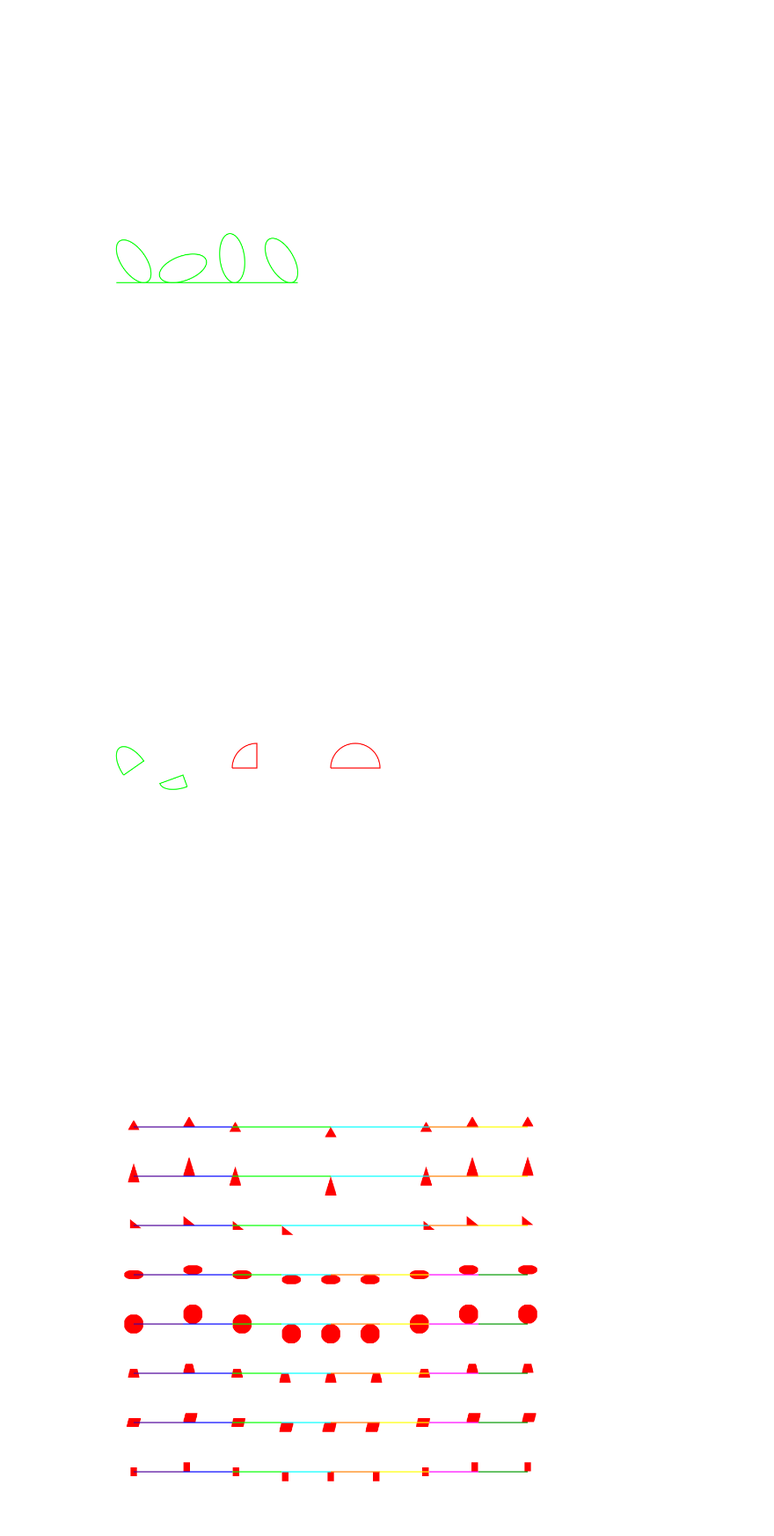
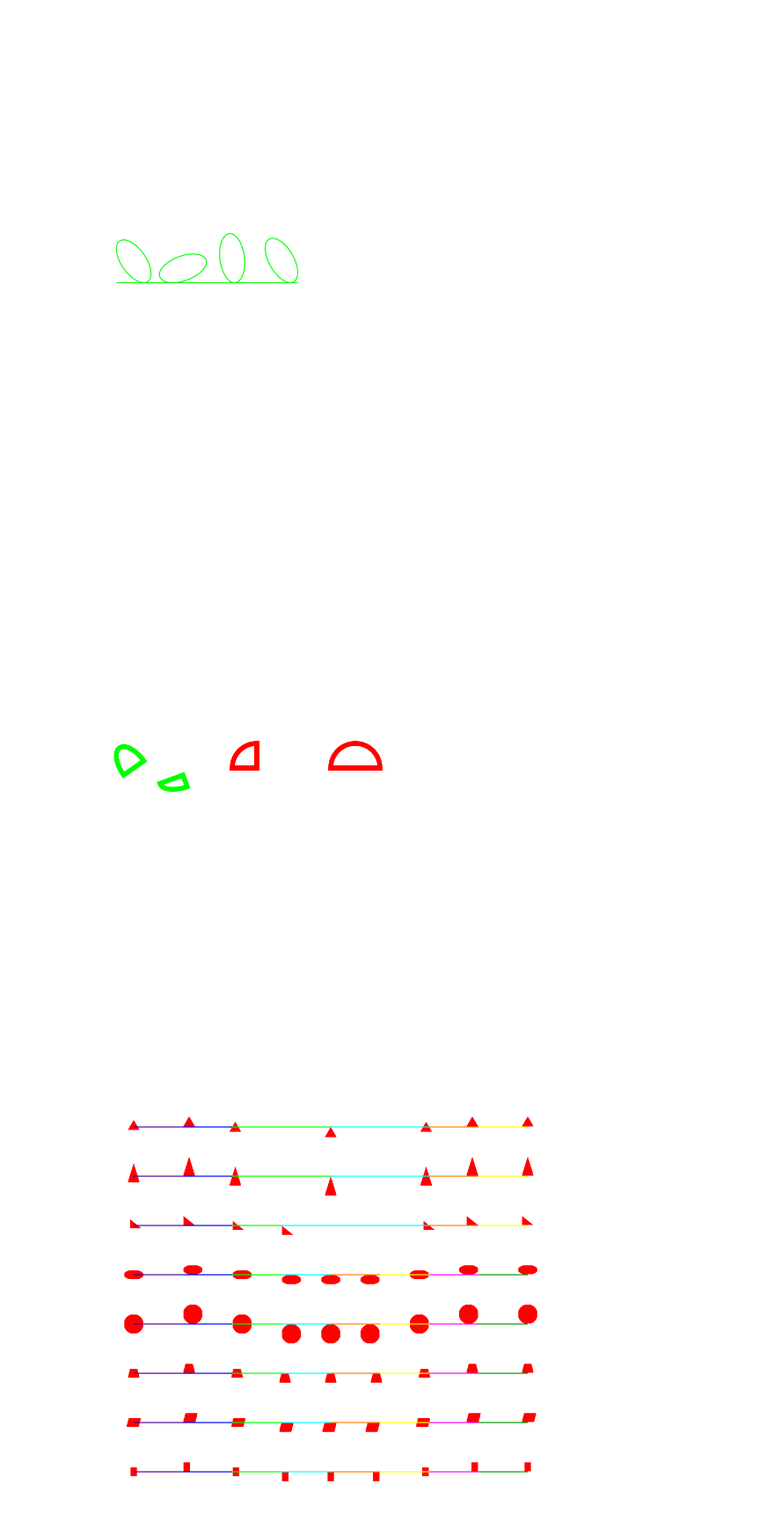
Before and after one commit to jon21o/Drawing, a Jupyter notebook: test_shapes1.ipynb, the cells around one changed output. Shown at 88% size. Drawn from its saved outputs; the diff is of its cells as text; code cells hidden in the pictures.

```diff
--- a/test_shapes1.ipynb
+++ b/test_shapes1.ipynb
@@ -29,6 +29,7 @@ def draw(context, width, height):
         ref_pt="center", ref_pt_x=200, ref_pt_y=500, x_radius=100, y_radius=50
     )
 
+    context.set_line_width(10)
     rect1.draw_fill(context, *colors.blue)
     rect1.translate(200, 0)
     rect1.rotate(45)
@@ -82,28 +83,28 @@ def draw(context, width, height):
 # %%
 @disp
 def draw(context, width, height):
     circ1 = Shapes.My_Circle(
         ref_pt="left", ref_pt_x=500, ref_pt_y=500, radius=50
     )
     ellipse1 = Shapes.My_Ellipse(
         ref_pt="center", ref_pt_x=100, ref_pt_y=500, x_radius=25, y_radius=50
     )
     ellipse2 = Shapes.My_Ellipse(
         ref_pt="center", ref_pt_x=100, ref_pt_y=500, x_radius=25, y_radius=50
     )
 
-
+    context.set_line_width(10)
     circ1.draw_half_stroke(context, *colors.red)
     circ1.translate(-200, 0)
     circ1.draw_quarter_stroke(context, *colors.red)
     ellipse1.rotate(35)
     ellipse1.draw_half_stroke(context, *colors.green)
     ellipse2.translate(100, 0)
     ellipse2.rotate(110)
     ellipse2.move_bbox_y_to("mid_bot", ellipse1.bbox_bot_left_y)
     ellipse2.draw_quarter_stroke(context, *colors.green)
 # %% [output]
-[figure, old version]
+[figure, new version]
 # %%
 @disp
 def draw(context, width, height):
```
Also changed, not shown: parts of 2 cells of this notebook, 1 other file.
